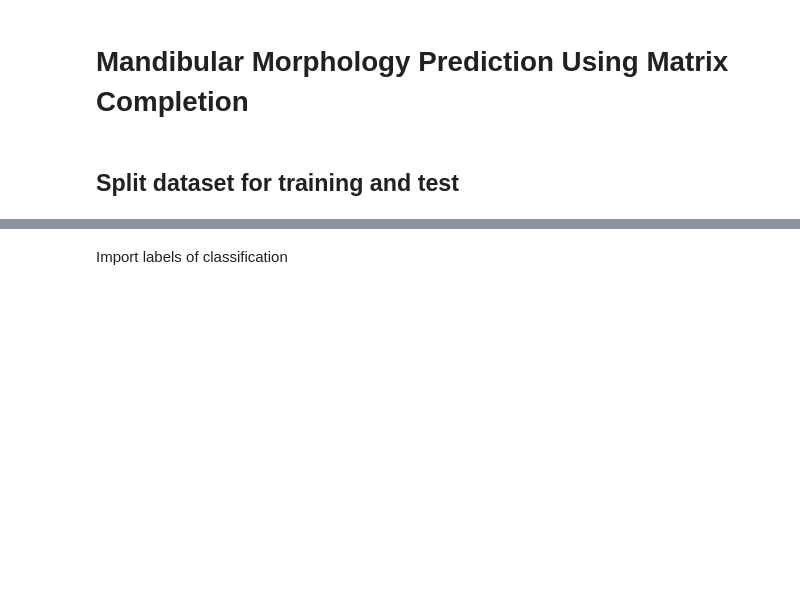
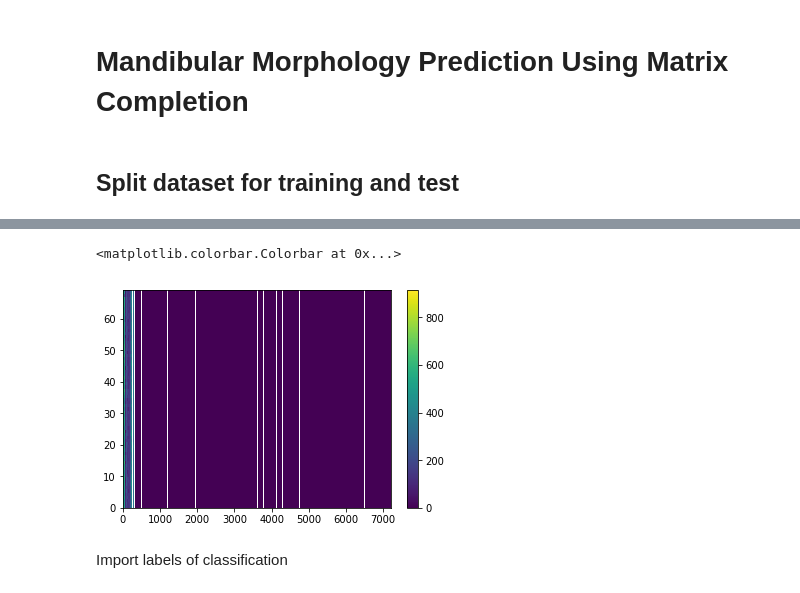
Before and after one commit to ejake/mandibular_morphology, a Jupyter notebook: matrix_completion.ipynb, the cells around one changed output, grey strips where cells are left out. Drawn from its saved outputs; the diff is of its cells as text; code cells hidden in the pictures; blank space fills up the shorter version.

```diff
--- a/matrix_completion.ipynb
+++ b/matrix_completion.ipynb
@@ -34,3 +33,9 @@ array([[ 538.7411,  178.0842,  789.56  , ...,       nan,       nan,
+# %%
+plt.pcolormesh(data.)
+plt.colorbar()
+# %% [output]
+<matplotlib.colorbar.Colorbar at 0x...>
+[figure, added]
 # %%
 #load perfil data
 perfil_lines = genfromtxt('../data/Perfil_Lines.csv', delimiter=',')
```
Also changed, not shown: parts of 3 cells of this notebook.
